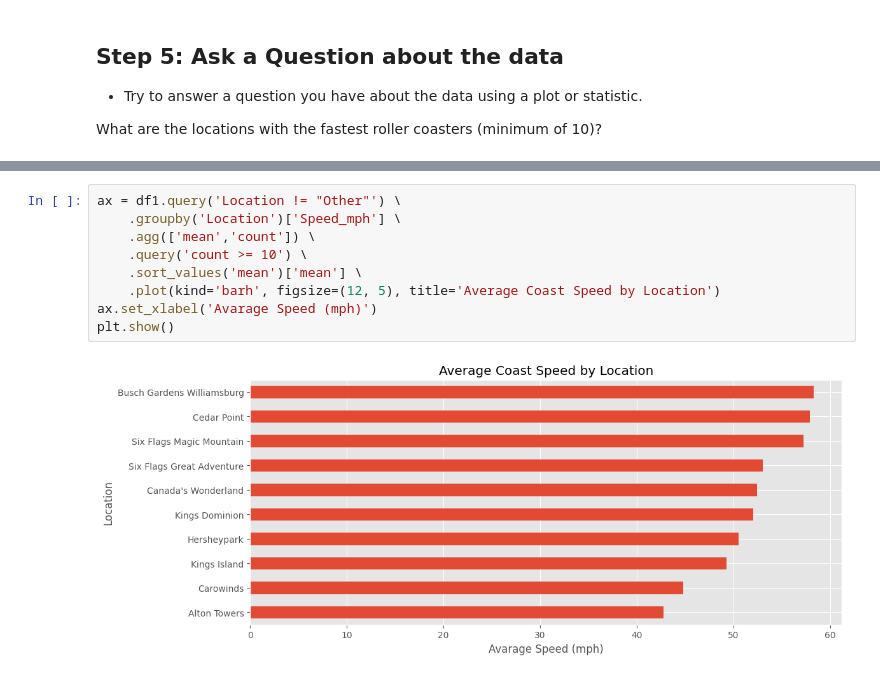
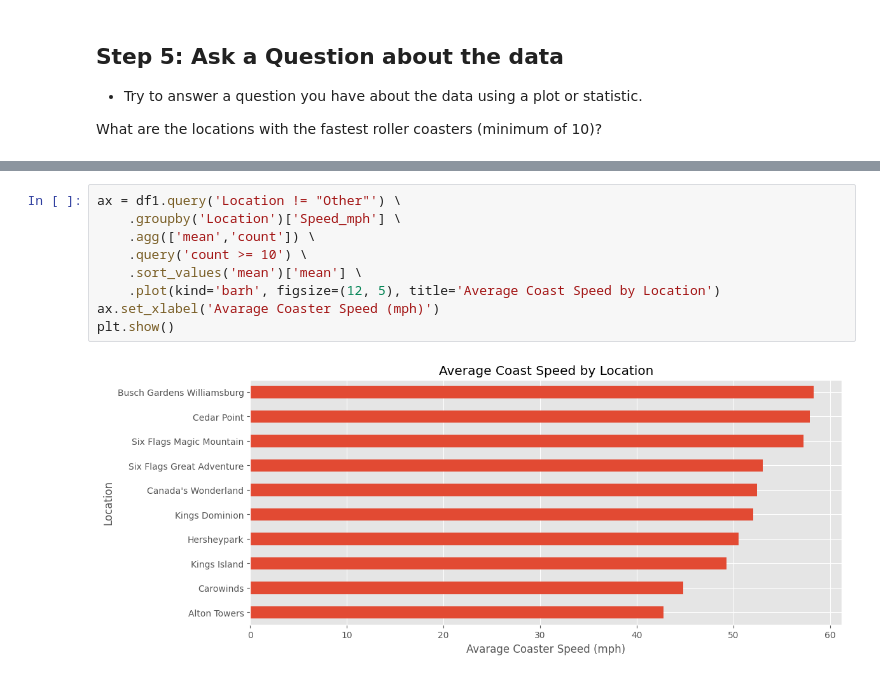
Before and after one commit to rhjhaerol/EDA-rollercoaster-database, a Jupyter notebook: eda_notebook.ipynb, the cells around one changed output, grey strips where cells are left out. Cells and saved outputs as stored; diff of their text form.

```diff
--- a/eda_notebook.ipynb
+++ b/eda_notebook.ipynb
@@ -379,11 +379,11 @@ df1.head()
 # %%
 ax = df1.query('Location != "Other"') \
     .groupby('Location')['Speed_mph'] \
     .agg(['mean','count']) \
     .query('count >= 10') \
     .sort_values('mean')['mean'] \
     .plot(kind='barh', figsize=(12, 5), title='Average Coast Speed by Location')
-ax.set_xlabel('Avarage Speed (mph)')
+ax.set_xlabel('Avarage Coaster Speed (mph)')
 plt.show()
 # %% [output]
-[figure, old version]
+[figure, new version]
```
